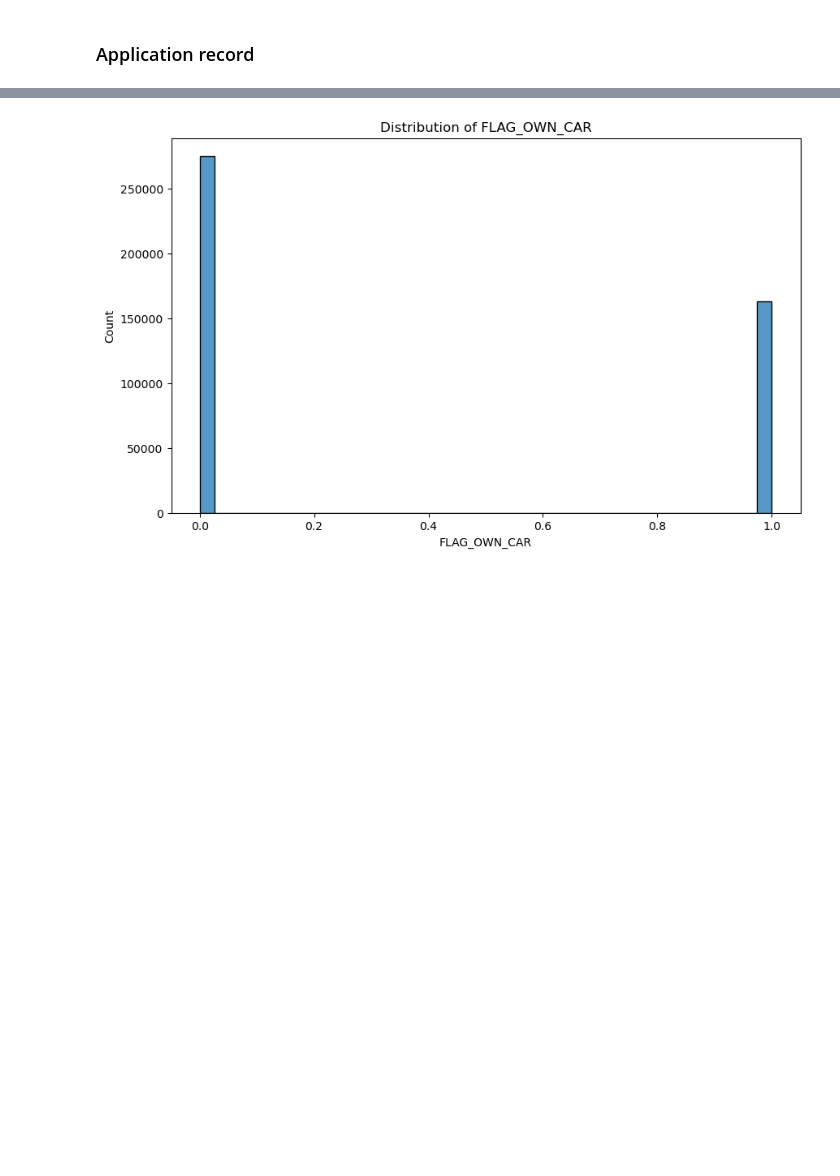
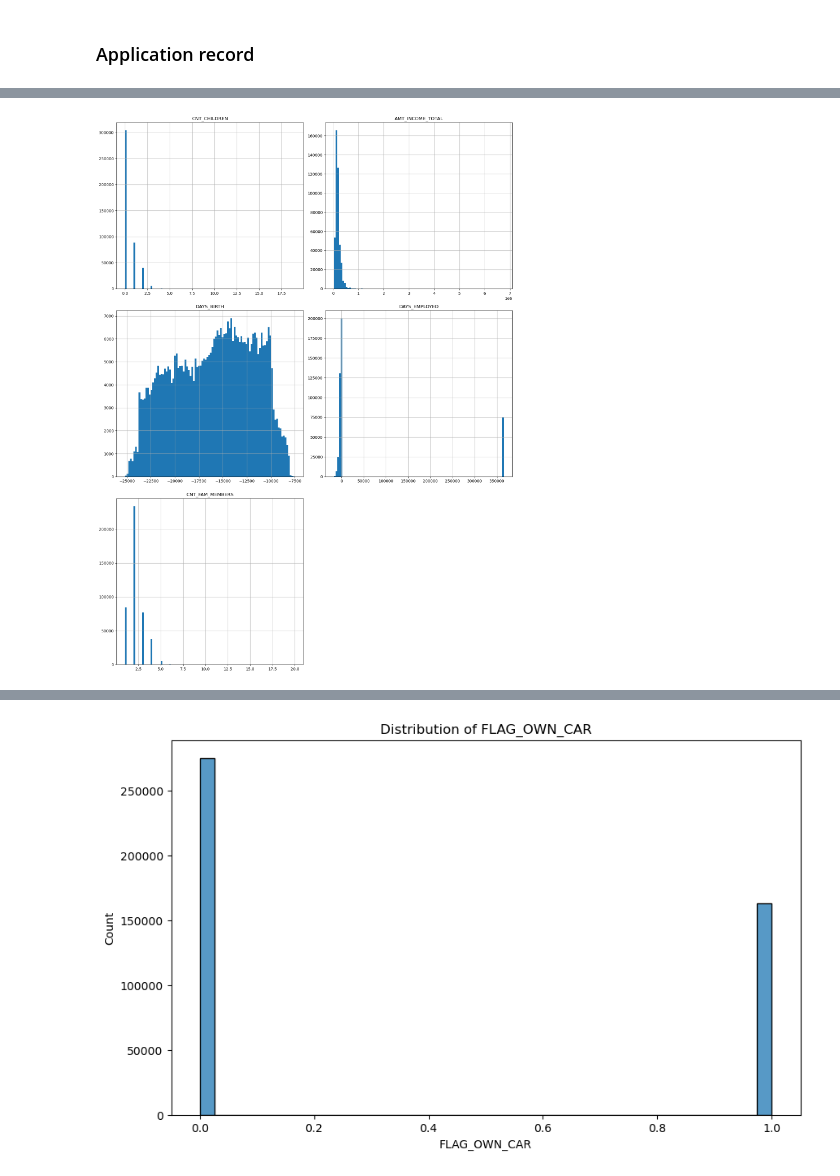
Before and after one commit to DataYankie/CreditCardApproval, a Jupyter notebook: CreditCardApproval.ipynb, the cells around one changed output, grey strips where cells are left out. Saved outputs shown, nothing was run; the diff lists cells and outputs as text; code cells hidden in the pictures; blank space fills up the shorter version.

```diff
--- a/CreditCardApproval.ipynb
+++ b/CreditCardApproval.ipynb
@@ -344,0 +346,11 @@ Index(['ID', 'CODE_GENDER', 'FLAG_OWN_CAR', 'FLAG_OWN_REALTY', 'CNT_CHILDREN',
+# %%
+num_columns = len(numerical_cols)
+cols = 2  # Number of plots per row
+rows = (num_columns + cols - 1) // cols  # Calculate the number of rows needed
+
+# Plot histograms for numerical columns
+application_record_df[numerical_cols].hist(bins=100, figsize=(15, 20), layout=(rows, cols))
+plt.tight_layout()
+plt.show()
+# %% [output]
+[figure, added]
```
Also changed, not shown: parts of 16 cells of this notebook.
